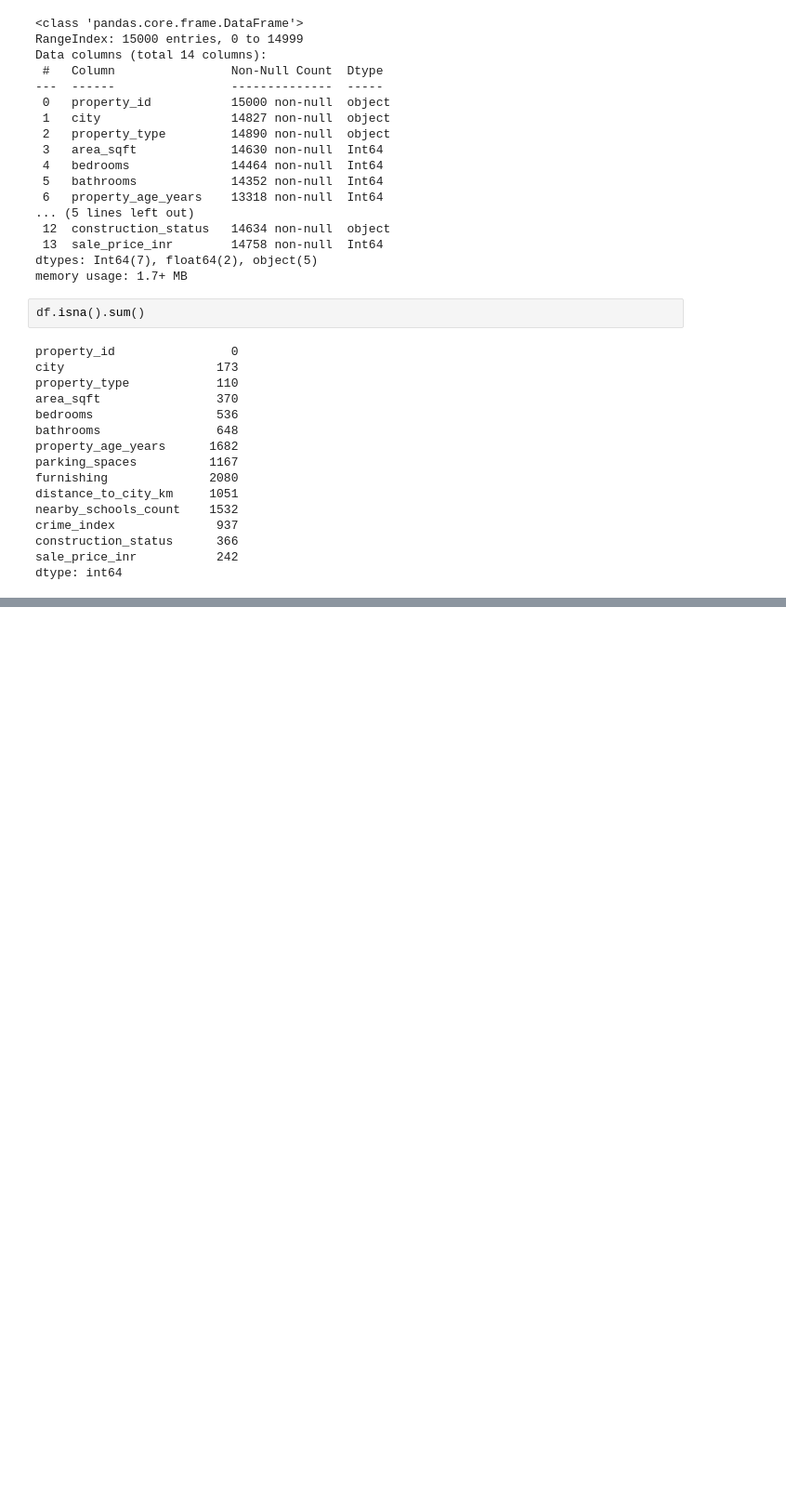
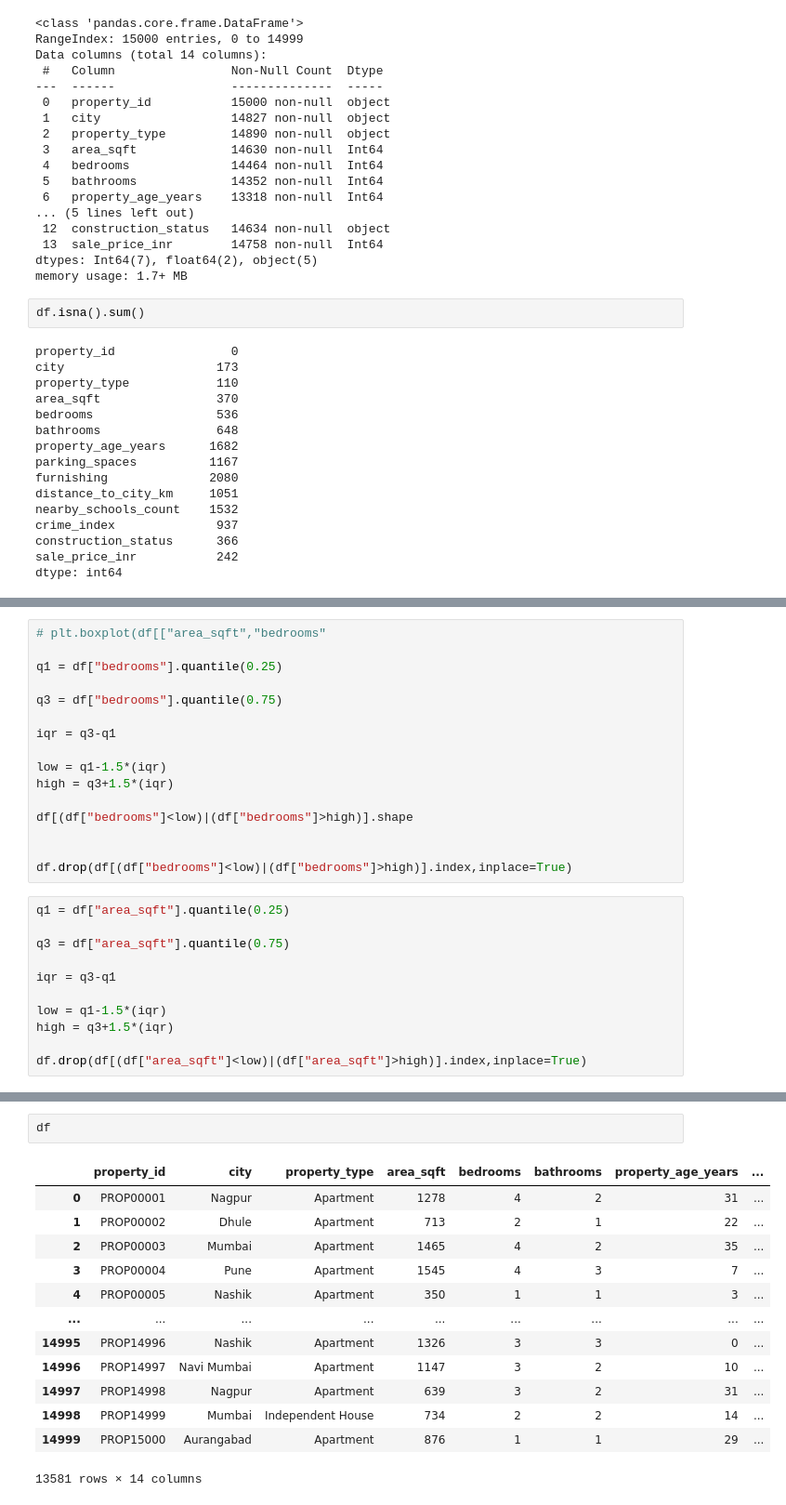
Before and after one commit to roshan-pardeshi/machine-learning, a Jupyter notebook: machine learning/Untitled5.ipynb, the cells around one changed output, grey strips where cells are left out. Shown at 93% size. Drawn from its saved outputs; the diff is of its cells as text; blank space fills up the shorter version.

```diff
--- a/machine learning/Untitled5.ipynb
+++ b/machine learning/Untitled5.ipynb
@@ -151,0 +246,27 @@ dtype: int64
+# %%
+# plt.boxplot(df[["area_sqft","bedrooms"
+
+q1 = df["bedrooms"].quantile(0.25)
+
+q3 = df["bedrooms"].quantile(0.75)
+
+iqr = q3-q1
+
+low = q1-1.5*(iqr)
+high = q3+1.5*(iqr)
+
+df[(df["bedrooms"]<low)|(df["bedrooms"]>high)].shape
+
+
+df.drop(df[(df["bedrooms"]<low)|(df["bedrooms"]>high)].index,inplace=True)
+# %%
+q1 = df["area_sqft"].quantile(0.25)
+
+q3 = df["area_sqft"].quantile(0.75)
+
+iqr = q3-q1
+
+low = q1-1.5*(iqr)
+high = q3+1.5*(iqr)
+
+df.drop(df[(df["area_sqft"]<low)|(df["area_sqft"]>high)].index,inplace=True)
@@ -151,0 +291,16 @@ dtype: int64
+# %%
+df
+# %% [output]
+|  | property_id | city | property_type | area_sqft | bedrooms | bathrooms | property_age_years | ... |
+| 0 | PROP00001 | Nagpur | Apartment | 1278 | 4 | 2 | 31 | ... |
+| 1 | PROP00002 | Dhule | Apartment | 713 | 2 | 1 | 22 | ... |
+| 2 | PROP00003 | Mumbai | Apartment | 1465 | 4 | 2 | 35 | ... |
+| 3 | PROP00004 | Pune | Apartment | 1545 | 4 | 3 | 7 | ... |
+| 4 | PROP00005 | Nashik | Apartment | 350 | 1 | 1 | 3 | ... |
+| ... | ... | ... | ... | ... | ... | ... | ... | ... |
+| 14995 | PROP14996 | Nashik | Apartment | 1326 | 3 | 3 | 0 | ... |
+| 14996 | PROP14997 | Navi Mumbai | Apartment | 1147 | 3 | 2 | 10 | ... |
+| 14997 | PROP14998 | Nagpur | Apartment | 639 | 3 | 2 | 31 | ... |
+| 14998 | PROP14999 | Mumbai | Independent House | 734 | 2 | 2 | 14 | ... |
+| 14999 | PROP15000 | Aurangabad | Apartment | 876 | 1 | 1 | 29 | ... |
+13581 rows × 14 columns
```
Also changed, not shown: parts of 8 cells of this notebook.
